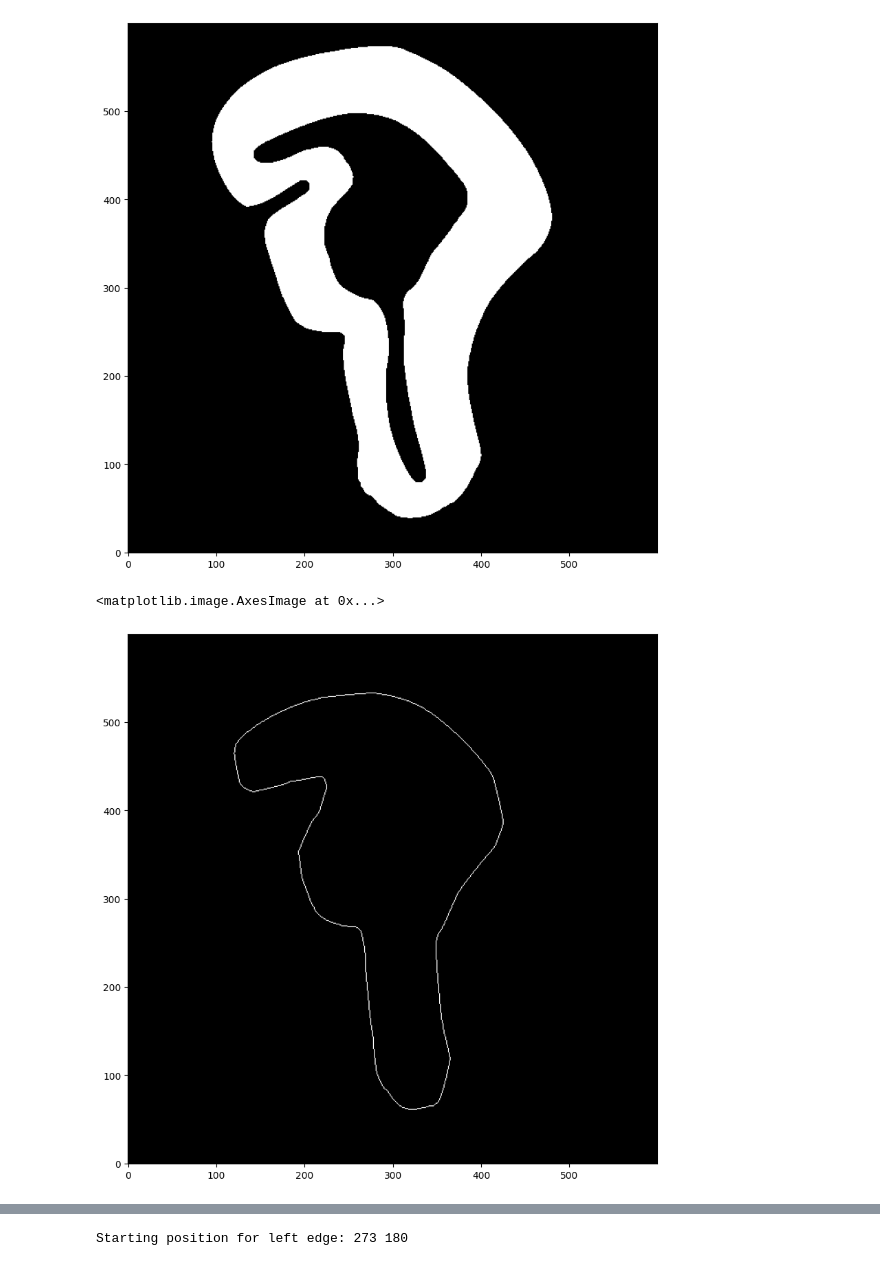
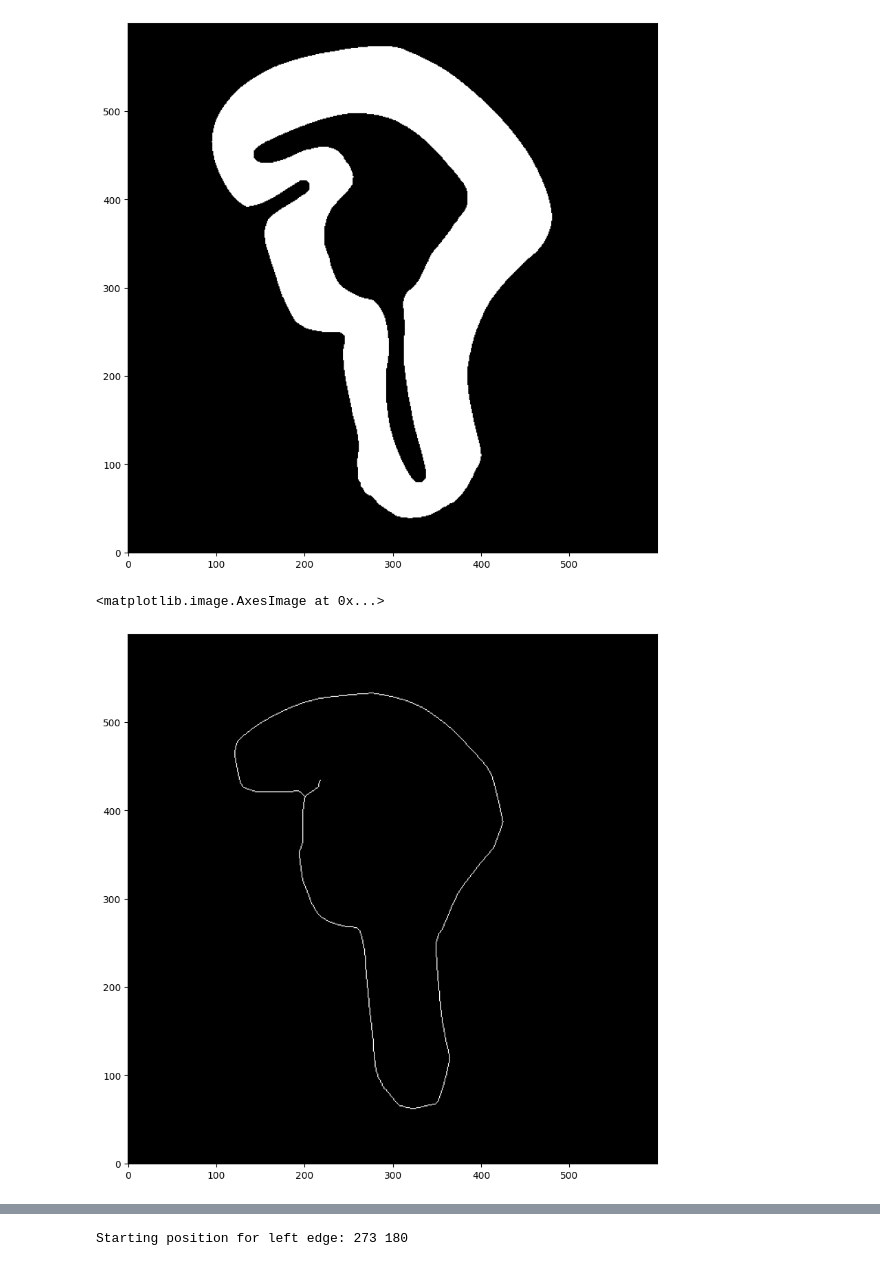
Before and after one commit to WVU-F1Tenth/Raceline-Optimization, a Jupyter notebook: map_converter.ipynb, the cells around one changed output, grey strips where cells are left out. Cells and saved outputs as stored; diff of their text form; code cells hidden in the pictures.

```diff
--- a/map_converter.ipynb
+++ b/map_converter.ipynb
@@ -66,3 +66,20 @@ plt.imshow(dist_transform, cmap='gray', origin='lower')
 # %% [output]
 <matplotlib.image.AxesImage at 0x...>
 [figure]
+# %%
+from skimage.morphology import (
+    binary_opening, binary_closing, remove_small_objects,
+    remove_small_holes, skeletonize, disk
+)
+
+# img: boolean binary image
+clean = binary_closing(map_img, disk(2))   # fills tiny gaps
+clean = binary_opening(clean, disk(1))     # removes tiny protrusions
+clean = remove_small_objects(clean, 50)    # removes tiny blobs
+clean = remove_small_holes(clean, 50)      # removes tiny holes
+
+plt.figure(figsize=(10, 10))
+plt.imshow(map_img, origin='lower', cmap='Blues', alpha=0.5)
+plt.imshow(clean, origin='lower', cmap='Reds', alpha=0.5)
+plt.axis("off")
+plt.show()
@@ -78,11 +108,11 @@ plt.imshow(centers, origin='lower', cmap='gray')
 [figure]
 # %%
 plt.figure(figsize=(10, 10))
-centerline = skeletonize(centers)
+centerline = skeletonize(clean)
 plt.imshow(centerline, origin='lower', cmap='gray')
 # %% [output]
 <matplotlib.image.AxesImage at 0x...>
-[figure, old version]
+[figure, new version]
 # %%
 # The centerline has the track width encoded
 plt.figure(figsize=(10, 10))
```
Also changed, not shown: parts of 9 cells of this notebook, 10 other files.
